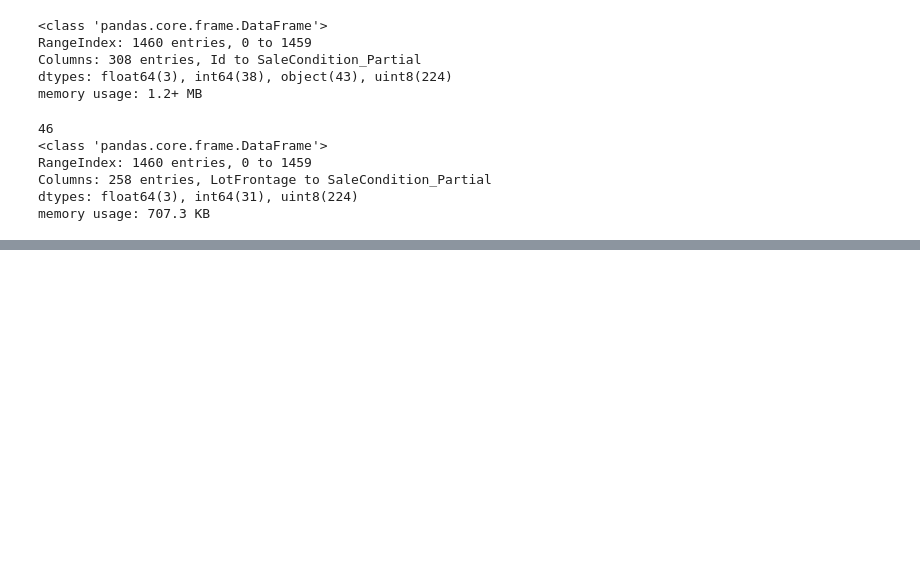
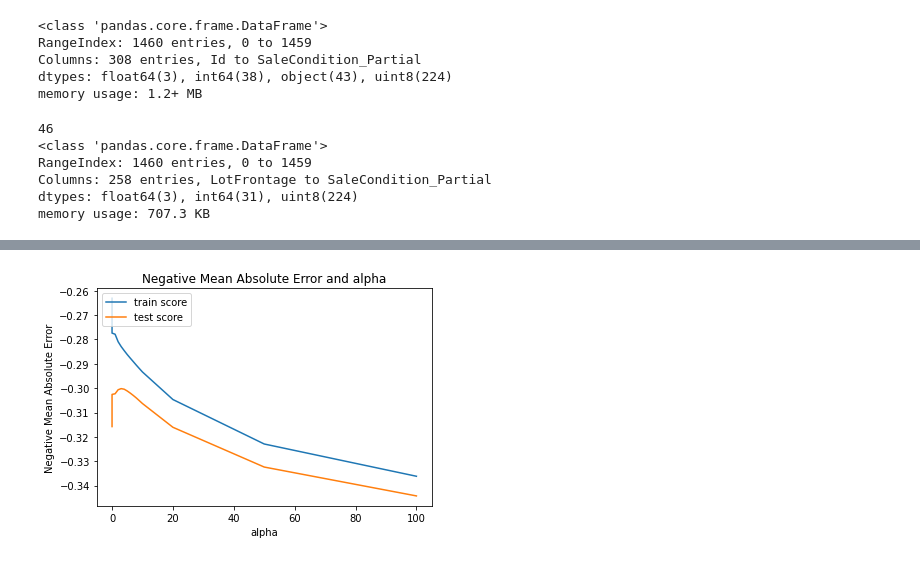
Before and after one commit to HemantTiwariGitHub/IntelligenceCodes, a Jupyter notebook: SurpriseHousingAnalytics.ipynb, the cells around one changed output, grey strips where cells are left out. Drawn from its saved outputs; the diff is of its cells as text; code cells hidden in the pictures; blank space fills up the shorter version.

Commit message:
Complete Ridge and Lasso Regularizations

```diff
--- a/SurpriseHousingAnalytics.ipynb
+++ b/SurpriseHousingAnalytics.ipynb
@@ -191,0 +297,3 @@ houseData.head()
+# %%
+importantColumns = train.columns[rfe.support_]
+print(importantColumns)
@@ -191,0 +316,2 @@ houseData.head()
+# %%
+train50 = train[importantColumns]
@@ -191,0 +389,21 @@ houseData.head()
+# %%
+#wont fix VIF /P Values as we will be evaluated on Ridge Lasso [as  discussed in tutorial video]
+#Following Standard Steps mentioned in Notebook
+
+# list of alphas to tune
+params = {'alpha': [0.0001, 0.001, 0.01, 0.05, 0.1,
+ 0.2, 0.3, 0.4, 0.5, 0.6, 0.7, 0.8, 0.9, 1.0, 2.0, 3.0,
+ 4.0, 5.0, 6.0, 7.0, 8.0, 9.0, 10.0, 20, 50, 100, 500, 1000 ]}
+
+
+ridge = Ridge()
+
+# cross validation
+folds = 5
+model_cv = GridSearchCV(estimator = ridge,
+                        param_grid = params,
+                        scoring= 'neg_mean_absolute_error',
+                        cv = folds,
+                        return_train_score=True,
+                        verbose = 1)
+model_cv.fit(train50, Y_train)
@@ -191,0 +425,4 @@ houseData.head()
+# %%
+cv_results = pd.DataFrame(model_cv.cv_results_)
+cv_results = cv_results[cv_results['param_alpha']<=200]
+cv_results.head()
@@ -191,0 +436,14 @@ houseData.head()
+# %%
+# plotting mean test and train scoes with alpha
+cv_results['param_alpha'] = cv_results['param_alpha'].astype('int32')
+
+# plotting
+plt.plot(cv_results['param_alpha'], cv_results['mean_train_score'])
+plt.plot(cv_results['param_alpha'], cv_results['mean_test_score'])
+plt.xlabel('alpha')
+plt.ylabel('Negative Mean Absolute Error')
+plt.title("Negative Mean Absolute Error and alpha")
+plt.legend(['train score', 'test score'], loc='upper left')
+plt.show()
+# %% [output]
+[figure, added]
```
Also changed, not shown: parts of 43 cells of this notebook.
